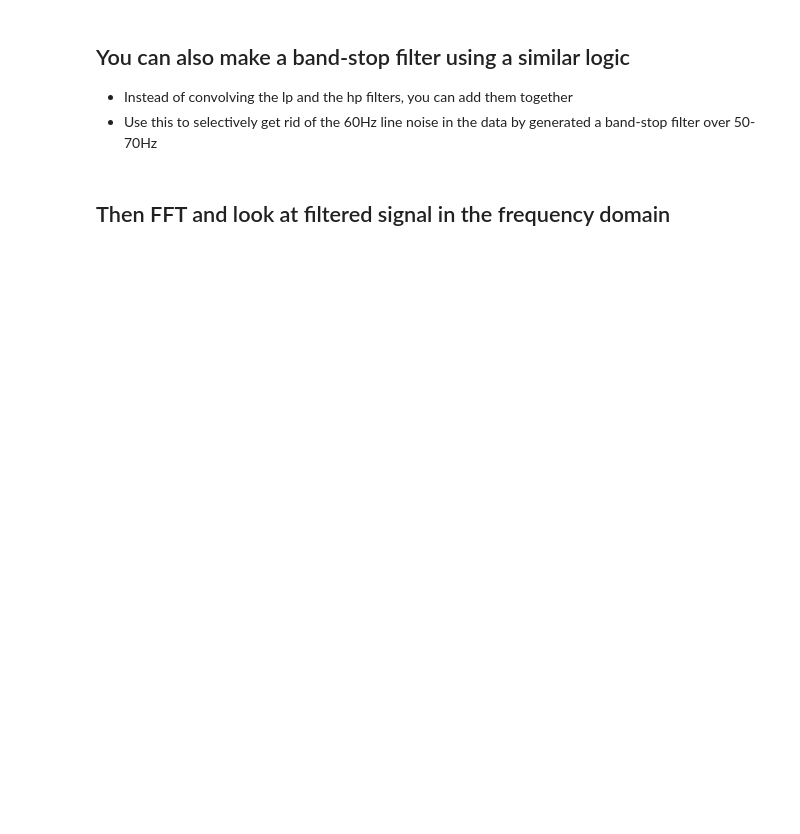
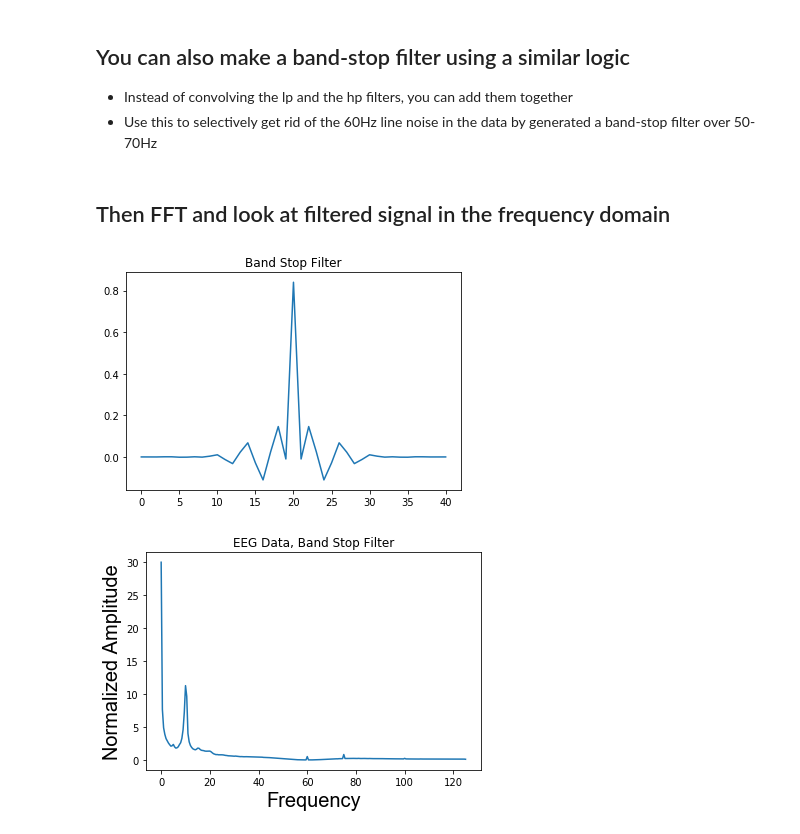
Before and after one commit to ollicamp/PSYC-NEU-231, a Jupyter notebook: Tutorial_063_Exercises.ipynb, the cells around one changed output. Cells and saved outputs as stored; diff of their text form; code cells hidden in the pictures; blank space fills up the shorter version.

```diff
--- a/Tutorial_063_Exercises.ipynb
+++ b/Tutorial_063_Exercises.ipynb
@@ -112,3 +160,36 @@ plt.show()
 * Use this to selectively get rid of the 60Hz line noise in the data by generated a band-stop filter over 50-70Hz
 # %% [markdown]
 ## Then FFT and look at filtered signal in the frequency domain
+# %%
+# low pass filter
+# if it passes low frequencies, we want it to get rid of everything above 50Hz
+n, sinclp = msf.define_filt(fc=50/sr, b=0.1, window = 'blackman', type_filt = 'lp')
+
+# high pass filter
+n, sinchp = msf.define_filt(fc=70/sr, b=0.1, window = 'blackman', type_filt = 'hp')
+
+bandstop = sinclp+sinchp
+plt.plot(bandstop)
+plt.title('Band Stop Filter')
+plt.show()
+
+# apply the filter to each trial
+bsdataset = np.zeros((dataset.shape[0],dataset.shape[1]))
+for i in np.arange(dataset.shape[0]):
+    bsdataset[i,:] = msf.apply_filt(input_sig=dataset[i,:], input_filter=bandstop)
+
+# FFT, average, and plot the filtered data
+sp = np.fft.rfft(bsdataset, axis=1)
+amp = np.abs(sp)
+amp = (amp  / time.shape[0] ) * 2
+aveamp = np.mean(amp, axis=0)
+freq = np.fft.rfftfreq(dataset.shape[1], 1/sr)
+
+plt.plot(freq, aveamp)
+plt.title('EEG Data, Band Stop Filter')
+plt.xlabel('Frequency', **fig_font)
+plt.ylabel('Normalized Amplitude', **fig_font)
+plt.show()
+# %% [output]
+[figure, added]
+[figure, added]
```
Also changed, not shown: parts of 4 cells of this notebook, 2 other files.
